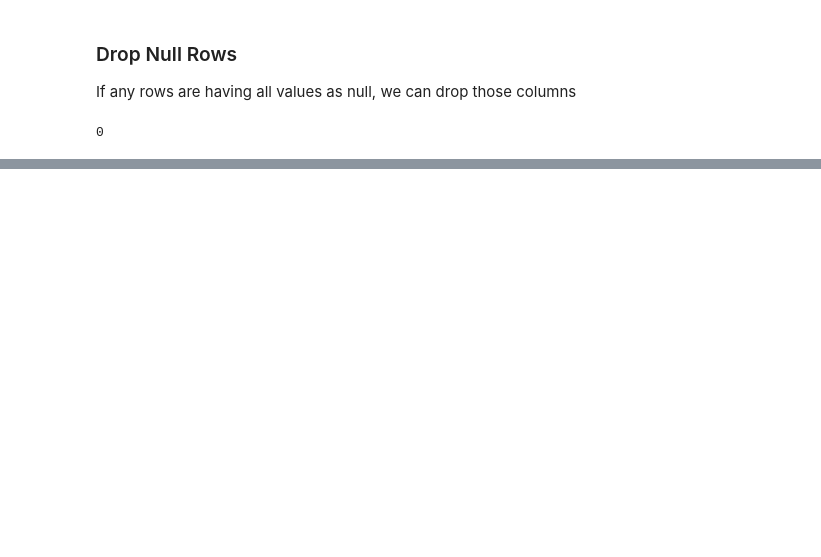
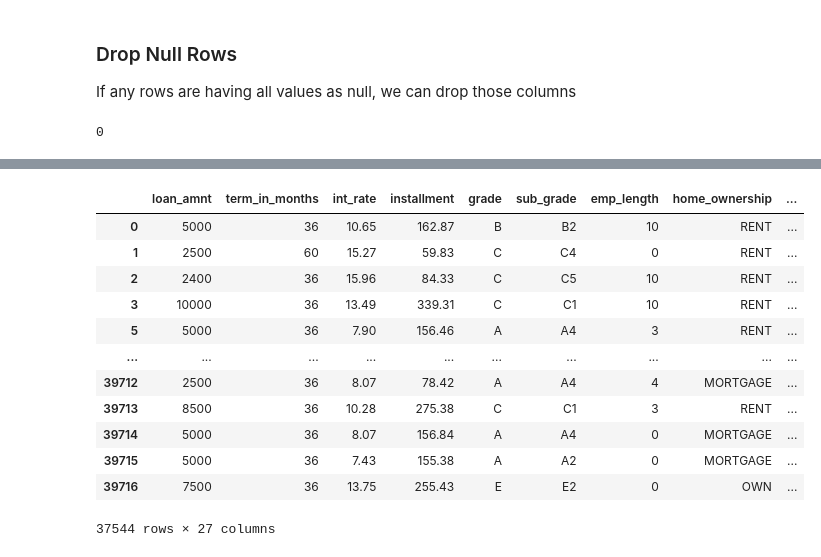
Before and after one commit to ankitkumar1/lending-club-case-study, a Jupyter notebook: LendingClubCaseStudy.ipynb, the cells around one changed output, grey strips where cells are left out. Drawn from its saved outputs; the diff is of its cells as text; code cells hidden in the pictures; blank space fills up the shorter version.

```diff
--- a/LendingClubCaseStudy.ipynb
+++ b/LendingClubCaseStudy.ipynb
@@ -326,0 +359,3 @@ loan
+# %%
+loan_data = loan_data[~loan_data['emp_length'].isna()]
+loan_data.shape
@@ -326,0 +368,3 @@ loan
+# %%
+loan_data['emp_length'] = loan_data['emp_length'].apply(lambda x: int(str(x).replace(' years', '').replace(' year', '').replace('< 1', '0').replace('10+', '10')))
+loan_data.head()
@@ -326,0 +382,5 @@ loan
+# %%
+loan_data['issue_d'] = loan_data['issue_d'].apply(pd.to_datetime, format='%b-%y')
+loan_data['issue_year'] = loan_data['issue_d'].dt.year
+loan_data['issue_month'] = loan_data['issue_d'].dt.month
+loan_data.head()
@@ -326,0 +410,5 @@ loan
+# %%
+existing_row_count = len(loan_data)
+loan_data = loan_data[loan_data['loan_status'] != 'Current']
+current_row_count = len(loan_data)
+print('Dropped %d rows' % (existing_row_count - current_row_count))
@@ -326,0 +466,39 @@ loan
+# %%
+columns_to_be_dropped = [
+    'id',
+    'member_id',
+    'funded_amnt',
+    'funded_amnt_inv',
+    'emp_title',
+    'title',
+    'url',
+    'desc',
+    'zip_code',
+    'revol_bal',
+    'revol_util',
+    'out_prncp',
+    'out_prncp_inv',
+    'total_rec_prncp',
+    'total_rec_int',
+    'total_rec_late_fee',
+    'collection_recovery_fee',
+    'last_pymnt_d',
+    'last_pymnt_amnt',
+    'last_credit_pull_d'
+]
+loan_data = loan_data.drop(columns=columns_to_be_dropped)
+loan_data
+# %% [output]
+|  | loan_amnt | term_in_months | int_rate | installment | grade | sub_grade | emp_length | home_ownership | ... |
+| 0 | 5000 | 36 | 10.65 | 162.87 | B | B2 | 10 | RENT | ... |
+| 1 | 2500 | 60 | 15.27 | 59.83 | C | C4 | 0 | RENT | ... |
+| 2 | 2400 | 36 | 15.96 | 84.33 | C | C5 | 10 | RENT | ... |
+| 3 | 10000 | 36 | 13.49 | 339.31 | C | C1 | 10 | RENT | ... |
+| 5 | 5000 | 36 | 7.90 | 156.46 | A | A4 | 3 | RENT | ... |
+| ... | ... | ... | ... | ... | ... | ... | ... | ... | ... |
+| 39712 | 2500 | 36 | 8.07 | 78.42 | A | A4 | 4 | MORTGAGE | ... |
+| 39713 | 8500 | 36 | 10.28 | 275.38 | C | C1 | 3 | RENT | ... |
+| 39714 | 5000 | 36 | 8.07 | 156.84 | A | A4 | 0 | MORTGAGE | ... |
+| 39715 | 5000 | 36 | 7.43 | 155.38 | A | A2 | 0 | MORTGAGE | ... |
+| 39716 | 7500 | 36 | 13.75 | 255.43 | E | E2 | 0 | OWN | ... |
+37544 rows × 27 columns
```
Also changed, not shown: parts of 69 cells of this notebook.
